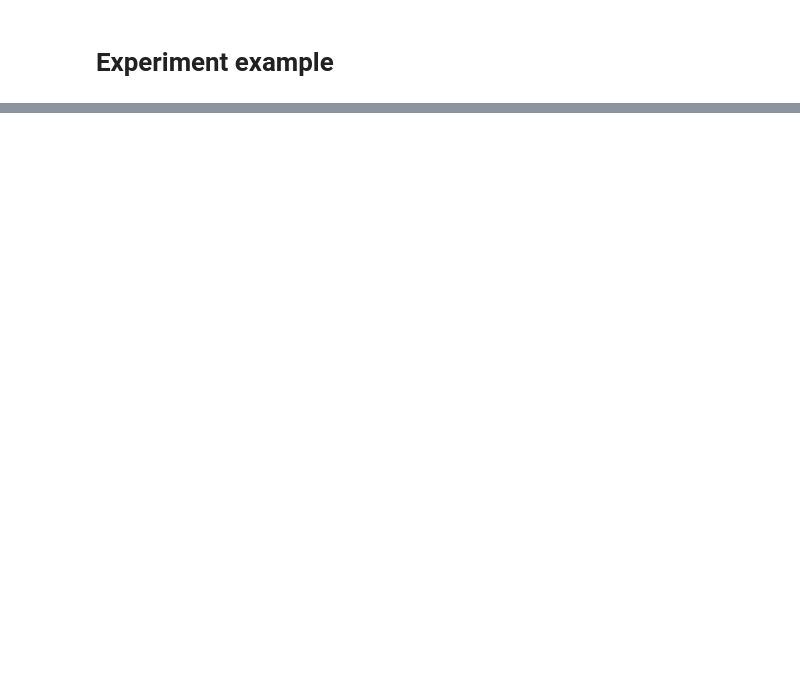
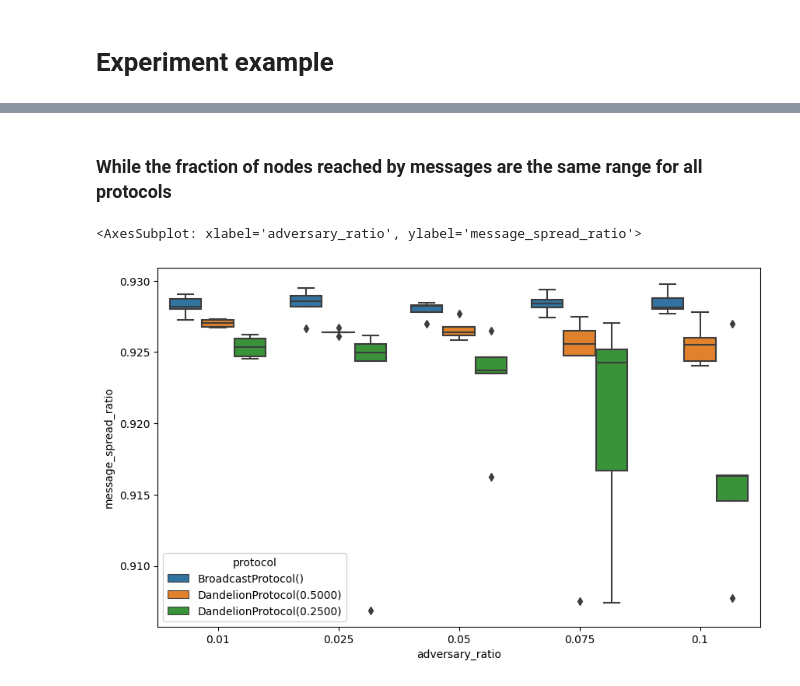
Before and after one commit to ferencberes/ethp2psim, a Jupyter notebook: Experimental.ipynb, the cells around one changed output, grey strips where cells are left out. Cells and saved outputs as stored; diff of their text form; code cells hidden in the pictures; blank space fills up the shorter version.

```diff
--- a/Experimental.ipynb
+++ b/Experimental.ipynb
@@ -86,0 +89,8 @@ sns.boxplot(data=results_df, x="adversary_ratio", y="hit_ratio", hue="protocol")
+# %% [markdown]
+### While the fraction of nodes reached by messages are the same range for all protocols
+# %%
+fig, ax = plt.subplots(1,1, figsize=(10,6))
+sns.boxplot(data=results_df, x="adversary_ratio", y="message_spread_ratio", hue="protocol", ax=ax)
+# %% [output]
+<AxesSubplot: xlabel='adversary_ratio', ylabel='message_spread_ratio'>
+[figure, added]
```
Also changed, not shown: parts of 8 cells of this notebook, 2 other files.
